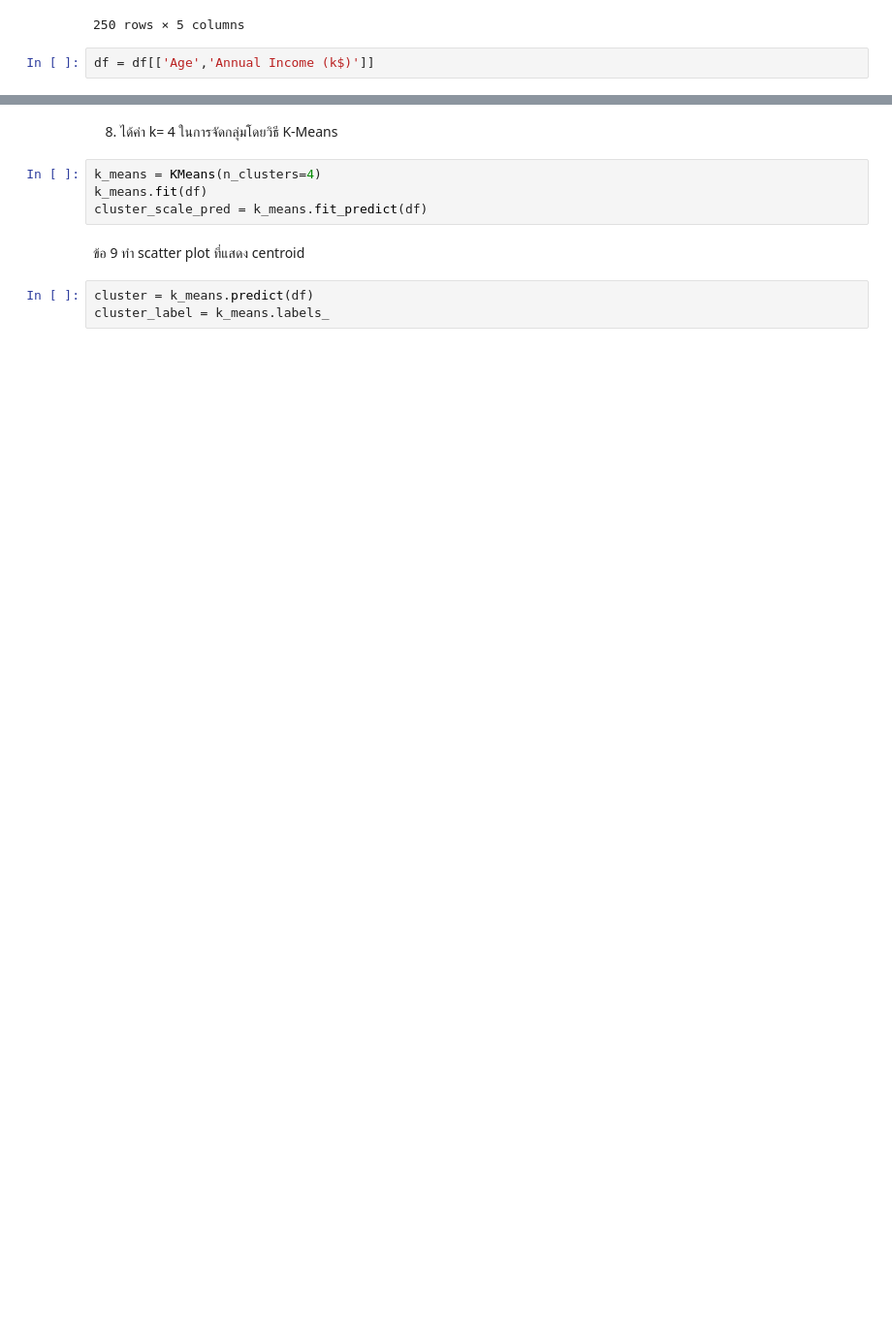
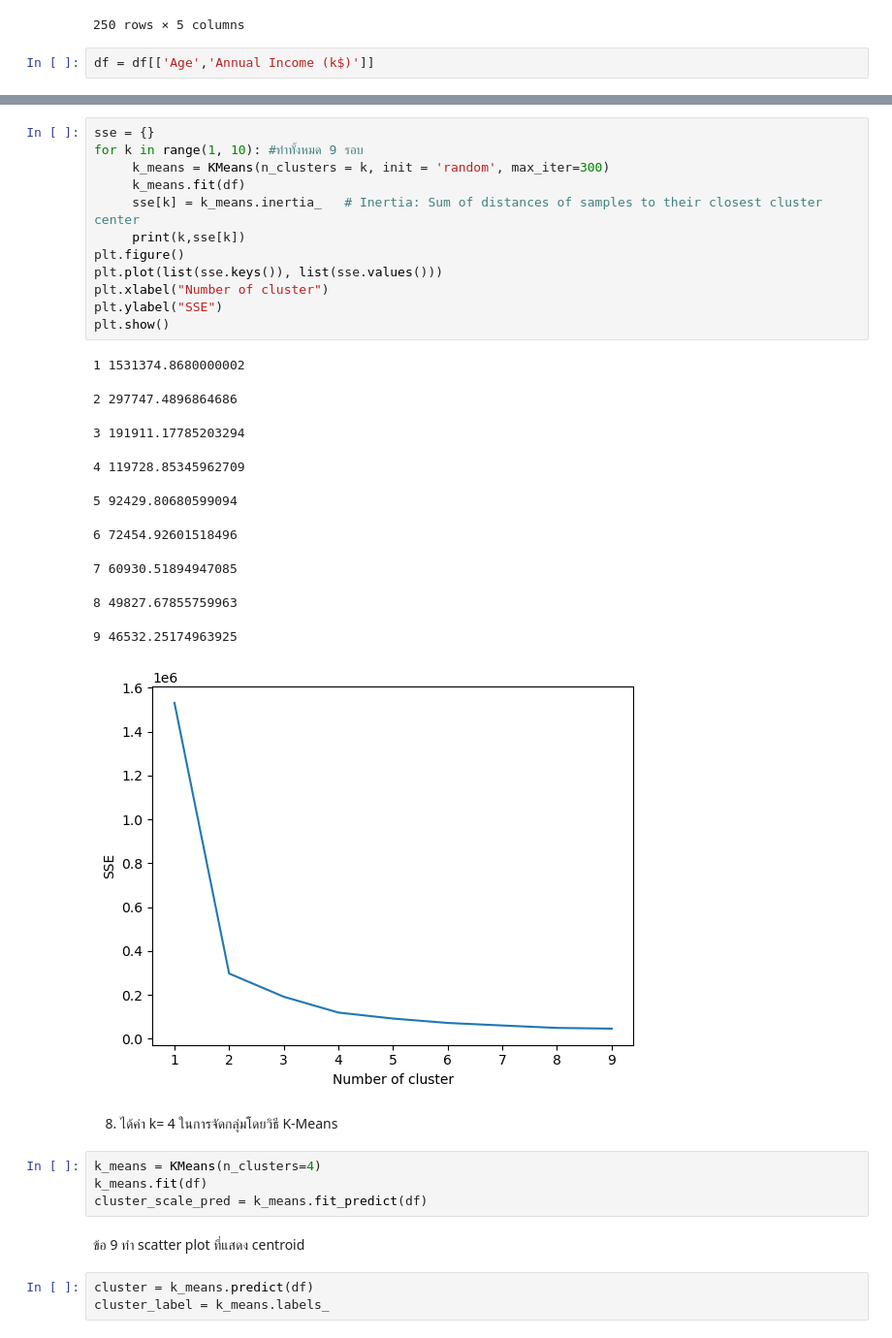
Before and after one commit to Pingasorn/Data_science, a Jupyter notebook: Quiz-K-Means-2023.ipynb, the cells around one changed output, grey strips where cells are left out. Shown at 97% size. Saved outputs shown, nothing was run; the diff lists cells and outputs as text; blank space fills up the shorter version.

```diff
--- a/Quiz-K-Means-2023.ipynb
+++ b/Quiz-K-Means-2023.ipynb
@@ -151,3 +141,26 @@ plt.show()
+# %%
+sse = {}
+for k in range(1, 10): #ทำทั้งหมด 9 รอบ
+     k_means = KMeans(n_clusters = k, init = 'random', max_iter=300)
+     k_means.fit(df)
+     sse[k] = k_means.inertia_   # Inertia: Sum of distances of samples to their closest cluster center
+     print(k,sse[k])
+plt.figure()
+plt.plot(list(sse.keys()), list(sse.values()))
+plt.xlabel("Number of cluster")
+plt.ylabel("SSE")
+plt.show()
+# %% [output]
+1 1531374.8680000002
+2 297747.4896864686
+3 191911.17785203294
+4 119728.85345962709
+5 92429.80680599094
+6 72454.92601518496
+7 60930.51894947085
+8 49827.67855759963
+9 46532.25174963925
+[figure, added]
 # %% [markdown]
 8. ได้ค่า k= 4 ในการจัดกลุ่มโดยวิธี K-Means
 # %%
```
Also changed, not shown: parts of 6 cells of this notebook.
